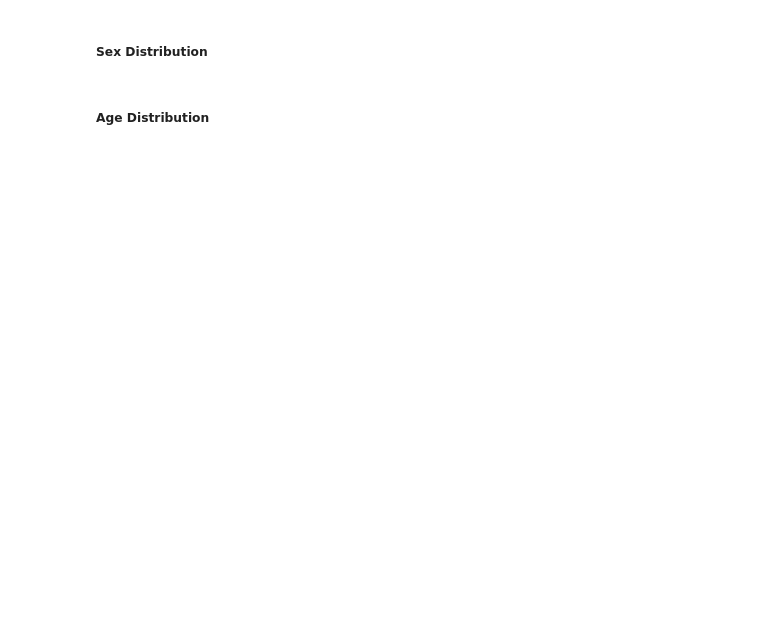
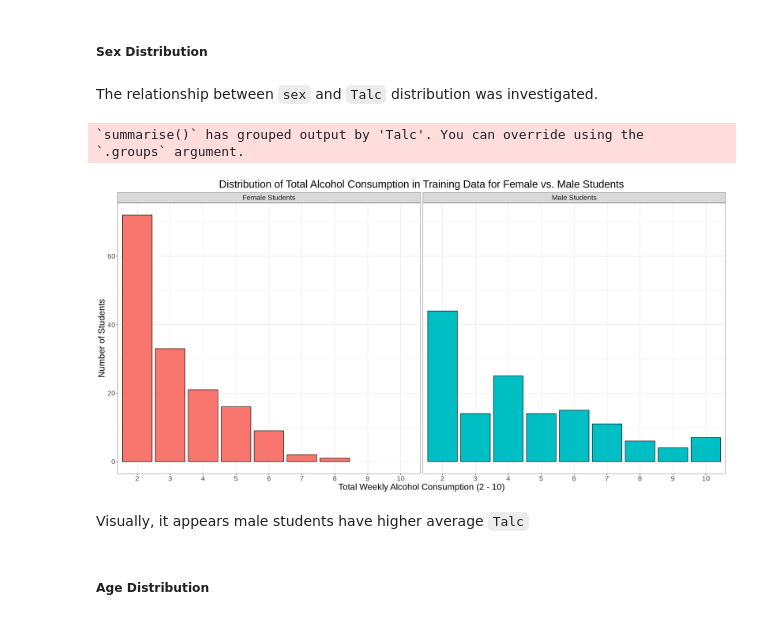
Before and after one commit to harr0p/Classification-Model, a Jupyter notebook: DSCI100_006-36_Group_Project_Proposal.ipynb, the cells around one changed output. Cells and saved outputs as stored; diff of their text form; code cells hidden in the pictures; blank space fills up the shorter version.

```diff
--- a/DSCI100_006-36_Group_Project_Proposal.ipynb
+++ b/DSCI100_006-36_Group_Project_Proposal.ipynb
@@ -298,28 +210,34 @@ sac_train_sex_bar_chart_no_Talc
+# %% [markdown]
+The relationship between `sex` and `Talc` distribution was investigated.
 # %%
-sac_train_sex_bar_chart_data <- sac_train |>
+sac_train_sex_distribution_chart_data <- sac_train |>
     select(Talc, sex) |>
     group_by(Talc, sex) |>
-    summarize(count = n()) |>
-    ungroup()
-
-## Conversion of Talc from dbl -> fct to make displaying via ggplot easier
-sac_train_sex_bar_chart_data$Talc <- as.factor(sac_train_sex_bar_chart_data$Talc)
-
+    summarize(count = n())
 
 ## Code for plot:
-options(repr.plot.width = 10, repr.plot.height = 10)
-sac_train_sex_bar_chart <- sac_train_sex_bar_chart_data |>
+options(repr.plot.width = 20, repr.plot.height = 10)
+sac_train_sex_distribution_chart_data$sex <- factor(sac_train_sex_distribution_chart_data$sex, levels = c("F","M"),
+                                                    labels = c("Female Students", "Male Students"))
+sac_train_sex_distribution_chart <- sac_train_sex_distribution_chart_data |>
      ggplot(aes(x = Talc, y = count, fill = sex)) +
      geom_bar(stat = "identity",
              color = "black") +
-     labs(x = "Total Weekly Alcohol Consumption",
-          y = "Count",
-          title = "Distribution of Total Alcohol Consumption in Training Data \n for Males vs. Female Students",
-          fill = "Sex") +
+     facet_grid(cols = vars(sex)) +
+     labs(x = "Total Weekly Alcohol Consumption (2 - 10)",
+          y = "Number of Students",
+          title = "Distribution of Total Alcohol Consumption in Training Data for Female vs. Male Students") +
      theme(plot.title = element_text(hjust = 0.5),
            text = element_text(size = 20),
-           legend.position = "bottom")
+           legend.position = "none")
 
-sac_train_sex_bar_chart
+
+sac_train_sex_distribution_chart
+# %% [output]
+`summarise()` has grouped output by 'Talc'. You can override using the
+`.groups` argument.
+[figure, added]
+# %% [markdown]
+Visually, it appears male students have higher average `Talc`
 # %% [markdown]
 ##### Age Distribution
```
Also changed, not shown: parts of 50 cells of this notebook.
